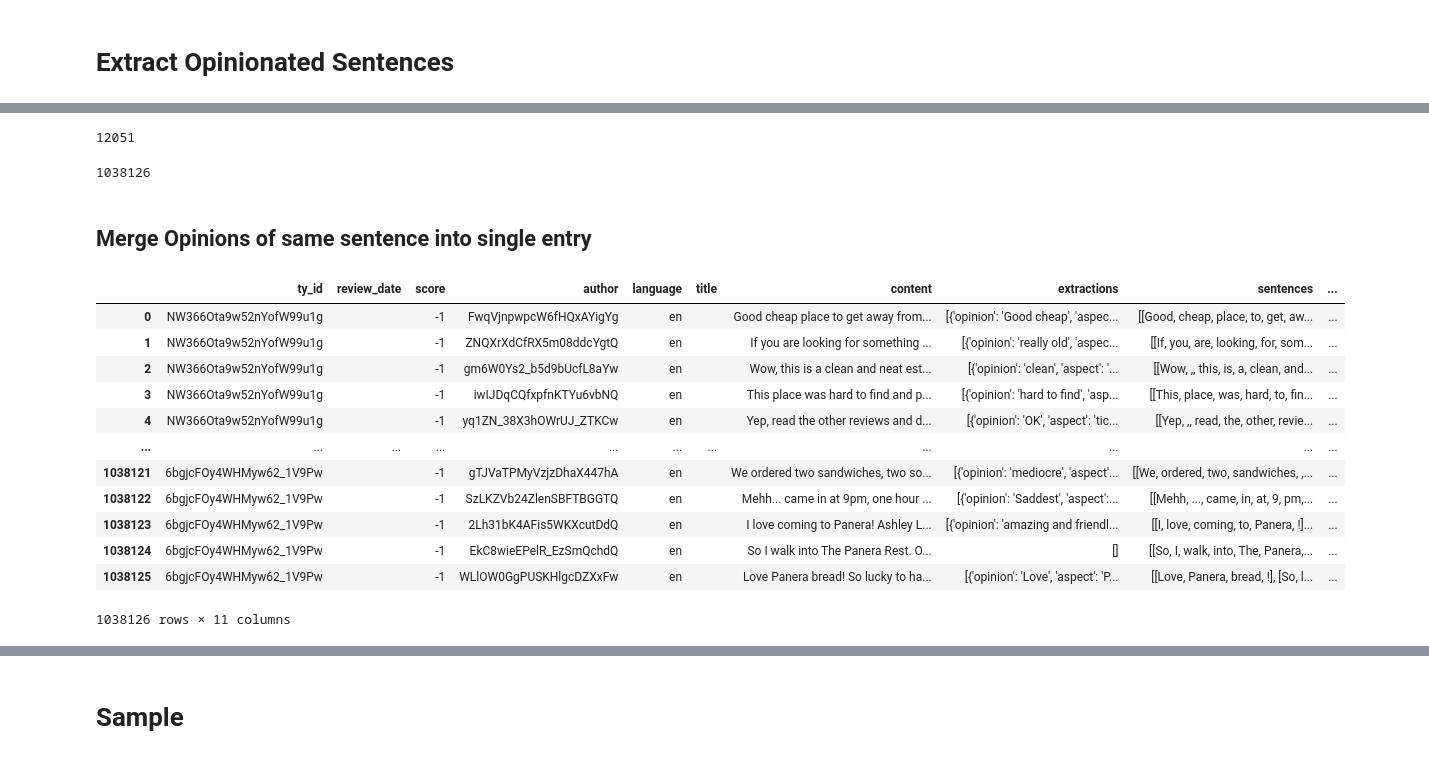
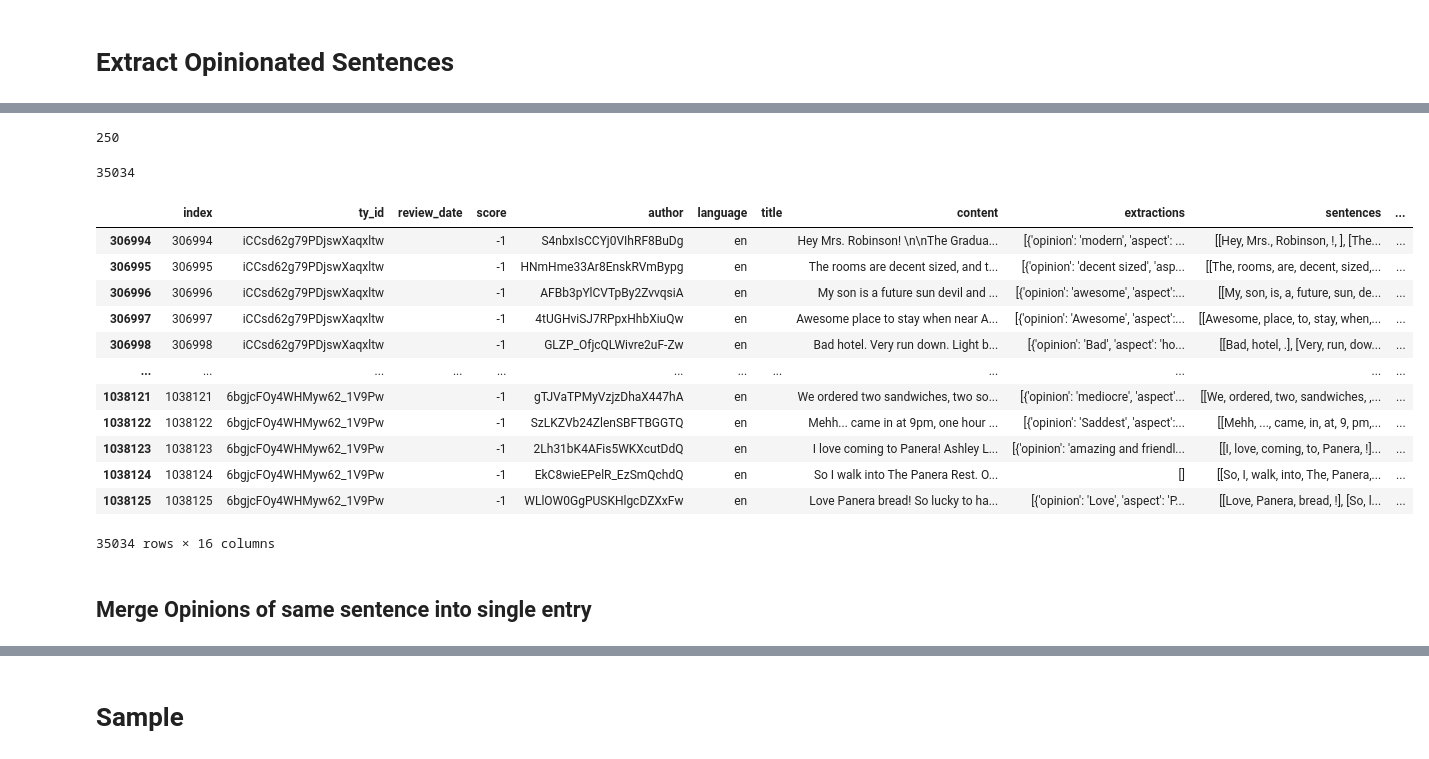
Before and after one commit to antangrocket1312/ASKPA, a Jupyter notebook: code/contrastive_examples_construction_stage_1.ipynb, the cells around one changed output, grey strips where cells are left out. Saved outputs shown, nothing was run; the diff lists cells and outputs as text; code cells hidden in the pictures.

Commit message:
Top 5 Domains Update
Updated construct contrastive example Stage1/2

```diff
--- a/code/contrastive_examples_construction_stage_1.ipynb
+++ b/code/contrastive_examples_construction_stage_1.ipynb
@@ -57,0 +176,6 @@ Wow, this is a clean and neat establishment! We came in for a 3:30 show on Frida
+# %%
+selected_top_domains = ['Restaurants', 'Hotels', 'Beauty & Spas', 'Arts & Entertainment', 'Automotive']
+selected_df = df[df['categories_list'].apply(lambda x: any([cat in selected_top_domains for cat in x]))]
+selected_df['domain'] = selected_df['categories_list'].apply(lambda x: list(set(x) & set(selected_top_domains)))
+selected_df = selected_df[selected_df['domain'].str.len() == 1]
+selected_df['domain'] = selected_df['domain'].apply(lambda x: x[0])
@@ -57,0 +199,10 @@ Wow, this is a clean and neat establishment! We came in for a 3:30 show on Frida
+# %%
+k = 50
+# k = 30
+# %%
+top_k_business = []
+for domain in selected_df['domain'].unique():
+# for domain in ['Restaurants']:
+    top_k_business += selected_df.loc[selected_df['domain'] == domain, 'ty_id'].value_counts().head(k).index.tolist()
+# %%
+selected_df = selected_df[df['ty_id'].isin(top_k_business)]
@@ -75,29 +227,29 @@ my_df
 # %%
-len(df['ty_id'].unique())
+len(selected_df['ty_id'].unique())
 # %% [output]
-12051
+250
 # %%
-len(df['ty_id'])
+len(selected_df['ty_id'])
 # %% [output]
-1038126
+35034
-# %% [markdown]
-## Merge Opinions of same sentence into single entry
 # %%
-df
+selected_df
 # %% [output]
-|  | ty_id | review_date | score | author | language | title | content | extractions | sentences | ... |
-| 0 | NW366Ota9w52nYofW99u1g |  | -1 | FwqVjnpwpcW6fHQxAYigYg | en |  | Good cheap place to get away from... | [{'opinion': 'Good cheap', 'aspec... | [[Good, cheap, place, to, get, aw... | ... |
-| 1 | NW366Ota9w52nYofW99u1g |  | -1 | ZNQXrXdCfRX5m08ddcYgtQ | en |  | If you are looking for something ... | [{'opinion': 'really old', 'aspec... | [[If, you, are, looking, for, som... | ... |
-| 2 | NW366Ota9w52nYofW99u1g |  | -1 | gm6W0Ys2_b5d9bUcfL8aYw | en |  | Wow, this is a clean and neat est... | [{'opinion': 'clean', 'aspect': '... | [[Wow, ,, this, is, a, clean, and... | ... |
-| 3 | NW366Ota9w52nYofW99u1g |  | -1 | iwIJDqCQfxpfnKTYu6vbNQ | en |  | This place was hard to find and p... | [{'opinion': 'hard to find', 'asp... | [[This, place, was, hard, to, fin... | ... |
-| 4 | NW366Ota9w52nYofW99u1g |  | -1 | yq1ZN_38X3hOWrUJ_ZTKCw | en |  | Yep, read the other reviews and d... | [{'opinion': 'OK', 'aspect': 'tic... | [[Yep, ,, read, the, other, revie... | ... |
-| ... | ... | ... | ... | ... | ... | ... | ... | ... | ... | ... |
-| 1038121 | 6bgjcFOy4WHMyw62_1V9Pw |  | -1 | gTJVaTPMyVzjzDhaX447hA | en |  | We ordered two sandwiches, two so... | [{'opinion': 'mediocre', 'aspect'... | [[We, ordered, two, sandwiches, ,... | ... |
-| 1038122 | 6bgjcFOy4WHMyw62_1V9Pw |  | -1 | SzLKZVb24ZlenSBFTBGGTQ | en |  | Mehh... came in at 9pm, one hour ... | [{'opinion': 'Saddest', 'aspect':... | [[Mehh, ..., came, in, at, 9, pm,... | ... |
-| 1038123 | 6bgjcFOy4WHMyw62_1V9Pw |  | -1 | 2Lh31bK4AFis5WKXcutDdQ | en |  | I love coming to Panera! Ashley L... | [{'opinion': 'amazing and friendl... | [[I, love, coming, to, Panera, !]... | ... |
-| 1038124 | 6bgjcFOy4WHMyw62_1V9Pw |  | -1 | EkC8wieEPelR_EzSmQchdQ | en |  | So I walk into The Panera Rest. O... | [] | [[So, I, walk, into, The, Panera,... | ... |
-| 1038125 | 6bgjcFOy4WHMyw62_1V9Pw |  | -1 | WLlOW0GgPUSKHlgcDZXxFw | en |  | Love Panera bread! So lucky to ha... | [{'opinion': 'Love', 'aspect': 'P... | [[Love, Panera, bread, !], [So, l... | ... |
+|  | index | ty_id | review_date | score | author | language | title | content | extractions | sentences | ... |
+| 306994 | 306994 | iCCsd62g79PDjswXaqxltw |  | -1 | S4nbxIsCCYj0VIhRF8BuDg | en |  | Hey Mrs. Robinson! \n\nThe Gradua... | [{'opinion': 'modern', 'aspect': ... | [[Hey, Mrs., Robinson, !, ], [The... | ... |
+| 306995 | 306995 | iCCsd62g79PDjswXaqxltw |  | -1 | HNmHme33Ar8EnskRVmBypg | en |  | The rooms are decent sized, and t... | [{'opinion': 'decent sized', 'asp... | [[The, rooms, are, decent, sized,... | ... |
+| 306996 | 306996 | iCCsd62g79PDjswXaqxltw |  | -1 | AFBb3pYlCVTpBy2ZvvqsiA | en |  | My son is a future sun devil and ... | [{'opinion': 'awesome', 'aspect':... | [[My, son, is, a, future, sun, de... | ... |
+| 306997 | 306997 | iCCsd62g79PDjswXaqxltw |  | -1 | 4tUGHviSJ7RPpxHhbXiuQw | en |  | Awesome place to stay when near A... | [{'opinion': 'Awesome', 'aspect':... | [[Awesome, place, to, stay, when,... | ... |
+| 306998 | 306998 | iCCsd62g79PDjswXaqxltw |  | -1 | GLZP_OfjcQLWivre2uF-Zw | en |  | Bad hotel. Very run down. Light b... | [{'opinion': 'Bad', 'aspect': 'ho... | [[Bad, hotel, .], [Very, run, dow... | ... |
+| ... | ... | ... | ... | ... | ... | ... | ... | ... | ... | ... | ... |
+| 1038121 | 1038121 | 6bgjcFOy4WHMyw62_1V9Pw |  | -1 | gTJVaTPMyVzjzDhaX447hA | en |  | We ordered two sandwiches, two so... | [{'opinion': 'mediocre', 'aspect'... | [[We, ordered, two, sandwiches, ,... | ... |
+| 1038122 | 1038122 | 6bgjcFOy4WHMyw62_1V9Pw |  | -1 | SzLKZVb24ZlenSBFTBGGTQ | en |  | Mehh... came in at 9pm, one hour ... | [{'opinion': 'Saddest', 'aspect':... | [[Mehh, ..., came, in, at, 9, pm,... | ... |
+| 1038123 | 1038123 | 6bgjcFOy4WHMyw62_1V9Pw |  | -1 | 2Lh31bK4AFis5WKXcutDdQ | en |  | I love coming to Panera! Ashley L... | [{'opinion': 'amazing and friendl... | [[I, love, coming, to, Panera, !]... | ... |
+| 1038124 | 1038124 | 6bgjcFOy4WHMyw62_1V9Pw |  | -1 | EkC8wieEPelR_EzSmQchdQ | en |  | So I walk into The Panera Rest. O... | [] | [[So, I, walk, into, The, Panera,... | ... |
+| 1038125 | 1038125 | 6bgjcFOy4WHMyw62_1V9Pw |  | -1 | WLlOW0GgPUSKHlgcDZXxFw | en |  | Love Panera bread! So lucky to ha... | [{'opinion': 'Love', 'aspect': 'P... | [[Love, Panera, bread, !], [So, l... | ... |
-1038126 rows × 11 columns
+35034 rows × 16 columns
+# %% [markdown]
+## Merge Opinions of same sentence into single entry
 # %%
 def extract_opinionated_sentences_from_review(grp):
     extractions = grp['extractions'].iloc[0]
```
Also changed, not shown: parts of 68 cells of this notebook, 13 other files.
